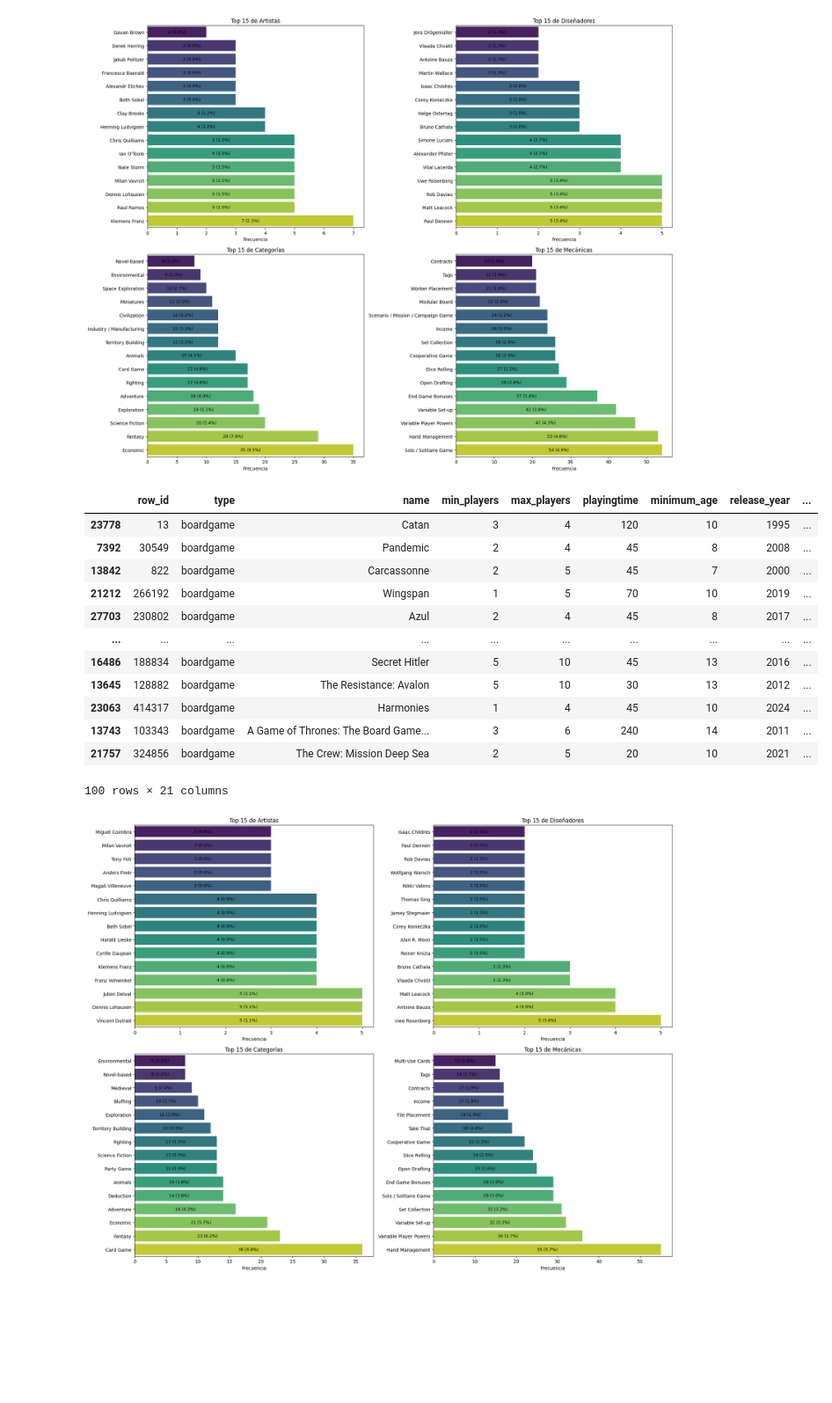
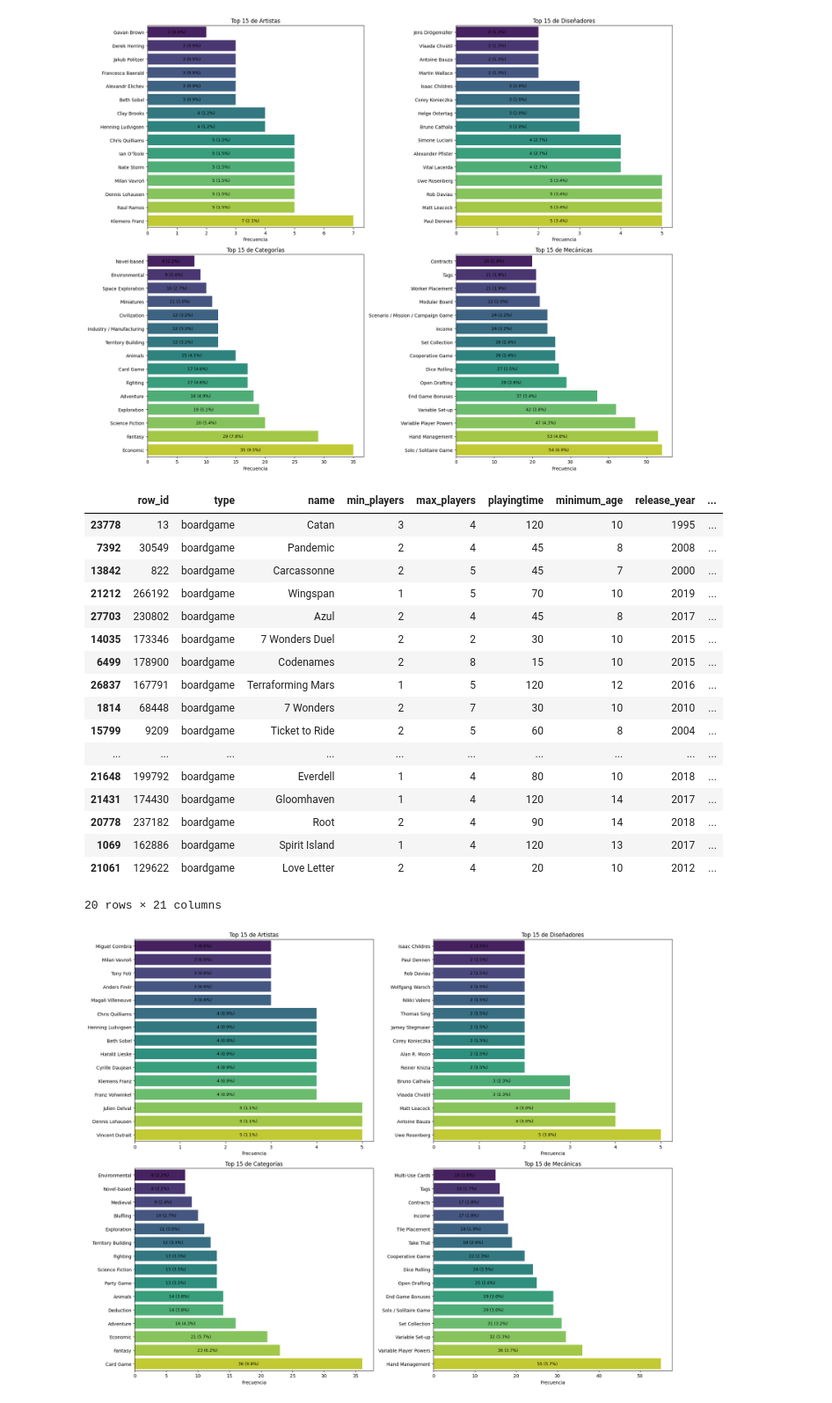
Before and after one commit to sgusmar/Tabletop-games-EDA, a Jupyter notebook: src/notebooks/analysis.ipynb, the cells around one changed output. Shown at 88% size. Drawn from its saved outputs; the diff is of its cells as text; code cells hidden in the pictures; blank space fills up the shorter version.

```diff
--- a/src/notebooks/analysis.ipynb
+++ b/src/notebooks/analysis.ipynb
@@ -10,4 +10,6 @@ import seaborn as sns
 import pandas as pd
 import numpy as np
 # %%
-bgg_games = pd.read_csv('data/source/bgg_games.csv')
+pwd = %pwd
+print(pwd)
+bgg_games = pd.read_csv('../data/source/bgg_games.csv')
@@ -361,23 +381,28 @@ plt.show()
 # %% [output]
 [figure]
 # %%
-bgg_games['interest'] = bgg_games['owned'] + bgg_games['wishing'] + bgg_games['wanting']
+bgg_games['interest'] = bgg_games['owned'] + bgg_games['wishing']
 interest_sorted = bgg_games.sort_values('interest', ascending=False).head(100)
-interest_sorted
+interest_sorted.head(20)
 # %% [output]
 |  | row_id | type | name | min_players | max_players | playingtime | minimum_age | release_year | ... |
 | 23778 | 13 | boardgame | Catan | 3 | 4 | 120 | 10 | 1995 | ... |
 | 7392 | 30549 | boardgame | Pandemic | 2 | 4 | 45 | 8 | 2008 | ... |
 | 13842 | 822 | boardgame | Carcassonne | 2 | 5 | 45 | 7 | 2000 | ... |
 | 21212 | 266192 | boardgame | Wingspan | 1 | 5 | 70 | 10 | 2019 | ... |
 | 27703 | 230802 | boardgame | Azul | 2 | 4 | 45 | 8 | 2017 | ... |
+| 14035 | 173346 | boardgame | 7 Wonders Duel | 2 | 2 | 30 | 10 | 2015 | ... |
+| 6499 | 178900 | boardgame | Codenames | 2 | 8 | 15 | 10 | 2015 | ... |
+| 26837 | 167791 | boardgame | Terraforming Mars | 1 | 5 | 120 | 12 | 2016 | ... |
+| 1814 | 68448 | boardgame | 7 Wonders | 2 | 7 | 30 | 10 | 2010 | ... |
+| 15799 | 9209 | boardgame | Ticket to Ride | 2 | 5 | 60 | 8 | 2004 | ... |
 | ... | ... | ... | ... | ... | ... | ... | ... | ... | ... |
-| 16486 | 188834 | boardgame | Secret Hitler | 5 | 10 | 45 | 13 | 2016 | ... |
-| 13645 | 128882 | boardgame | The Resistance: Avalon | 5 | 10 | 30 | 13 | 2012 | ... |
-| 23063 | 414317 | boardgame | Harmonies | 1 | 4 | 45 | 10 | 2024 | ... |
-| 13743 | 103343 | boardgame | A Game of Thrones: The Board Game... | 3 | 6 | 240 | 14 | 2011 | ... |
-| 21757 | 324856 | boardgame | The Crew: Mission Deep Sea | 2 | 5 | 20 | 10 | 2021 | ... |
+| 21648 | 199792 | boardgame | Everdell | 1 | 4 | 80 | 10 | 2018 | ... |
+| 21431 | 174430 | boardgame | Gloomhaven | 1 | 4 | 120 | 14 | 2017 | ... |
+| 20778 | 237182 | boardgame | Root | 2 | 4 | 90 | 14 | 2018 | ... |
+| 1069 | 162886 | boardgame | Spirit Island | 1 | 4 | 120 | 13 | 2017 | ... |
+| 21061 | 129622 | boardgame | Love Letter | 2 | 4 | 20 | 10 | 2012 | ... |
-100 rows × 21 columns
+20 rows × 21 columns
 # %%
 fig, axes = plt.subplots(2, 2, figsize=(18, 14))
 axes = axes.flatten()
```
Also changed, not shown: parts of 4 cells of this notebook, 3 other files.
